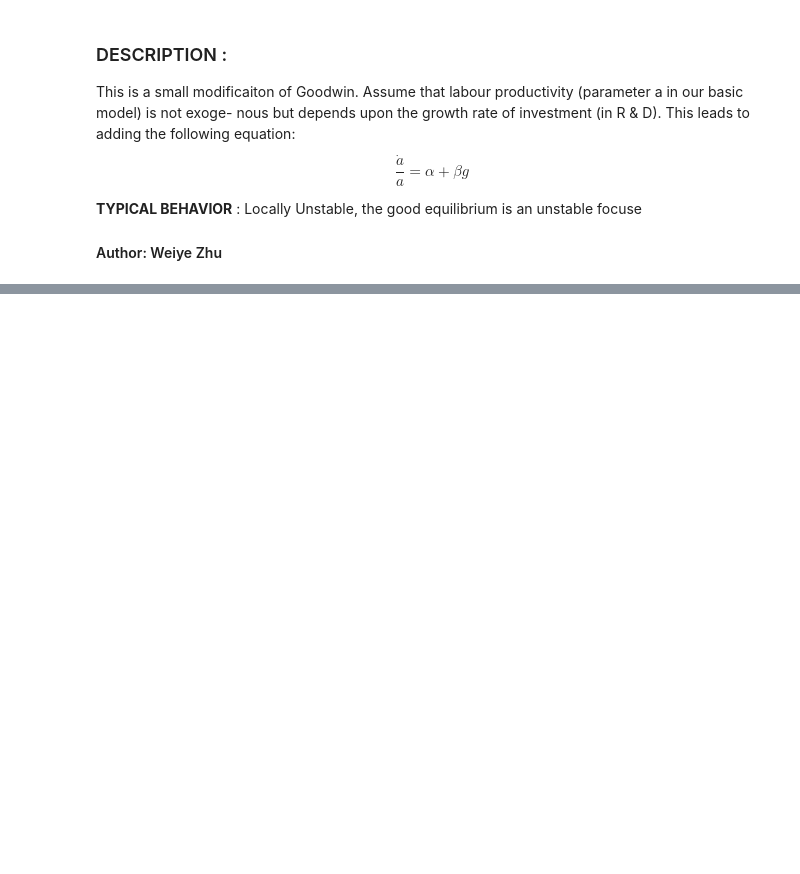
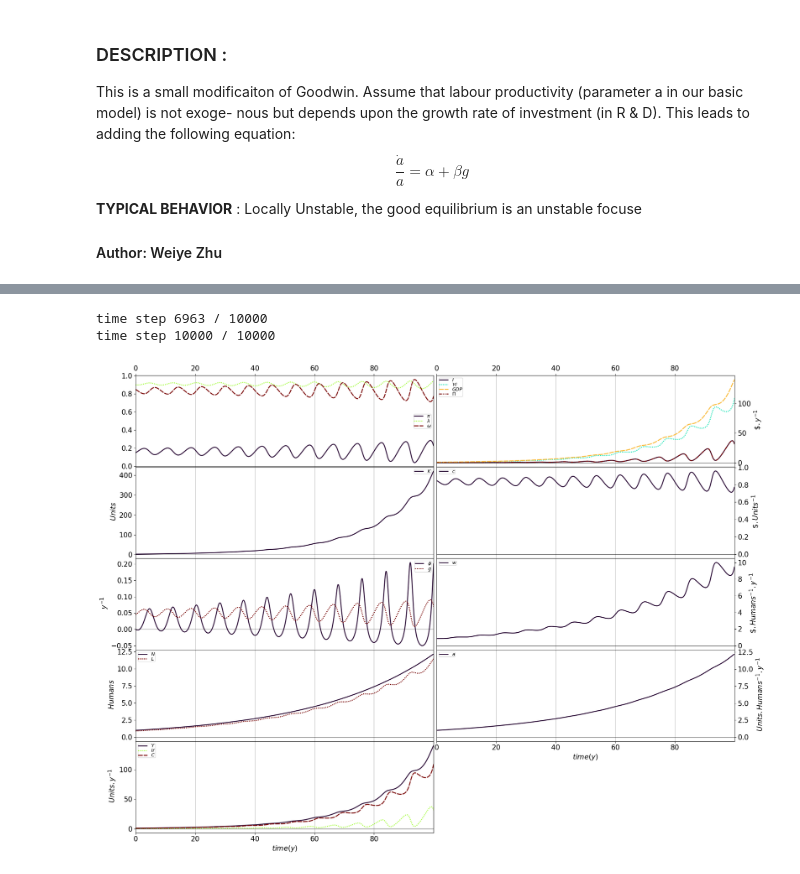
Before and after one commit to DaluS/CHIMES, a Jupyter notebook: models/Extended/_model_Goodwin_Endogenous.ipynb, the cells around one changed output, grey strips where cells are left out. Drawn from its saved outputs; the diff is of its cells as text; code cells hidden in the pictures; blank space fills up the shorter version.

Commit message:
Goodwin Endogenous growth modification

```diff
--- a/models/Extended/_model_Goodwin_Endogenous.ipynb
+++ b/models/Extended/_model_Goodwin_Endogenous.ipynb
@@ -152,0 +189,2 @@ _PRESETS = {
+# %%
+hub = pgm.Hub('Goodwin_Endo')
@@ -152,0 +244,9 @@ _PRESETS = {
+# %%
+hub.run()
+# %% [output]
+time step 6963 / 10000
+time step 10000 / 10000
+# %%
+hub.plot()
+# %% [output]
+[figure, added]
```
Also changed, not shown: parts of 5 cells of this notebook, 1 other file.
